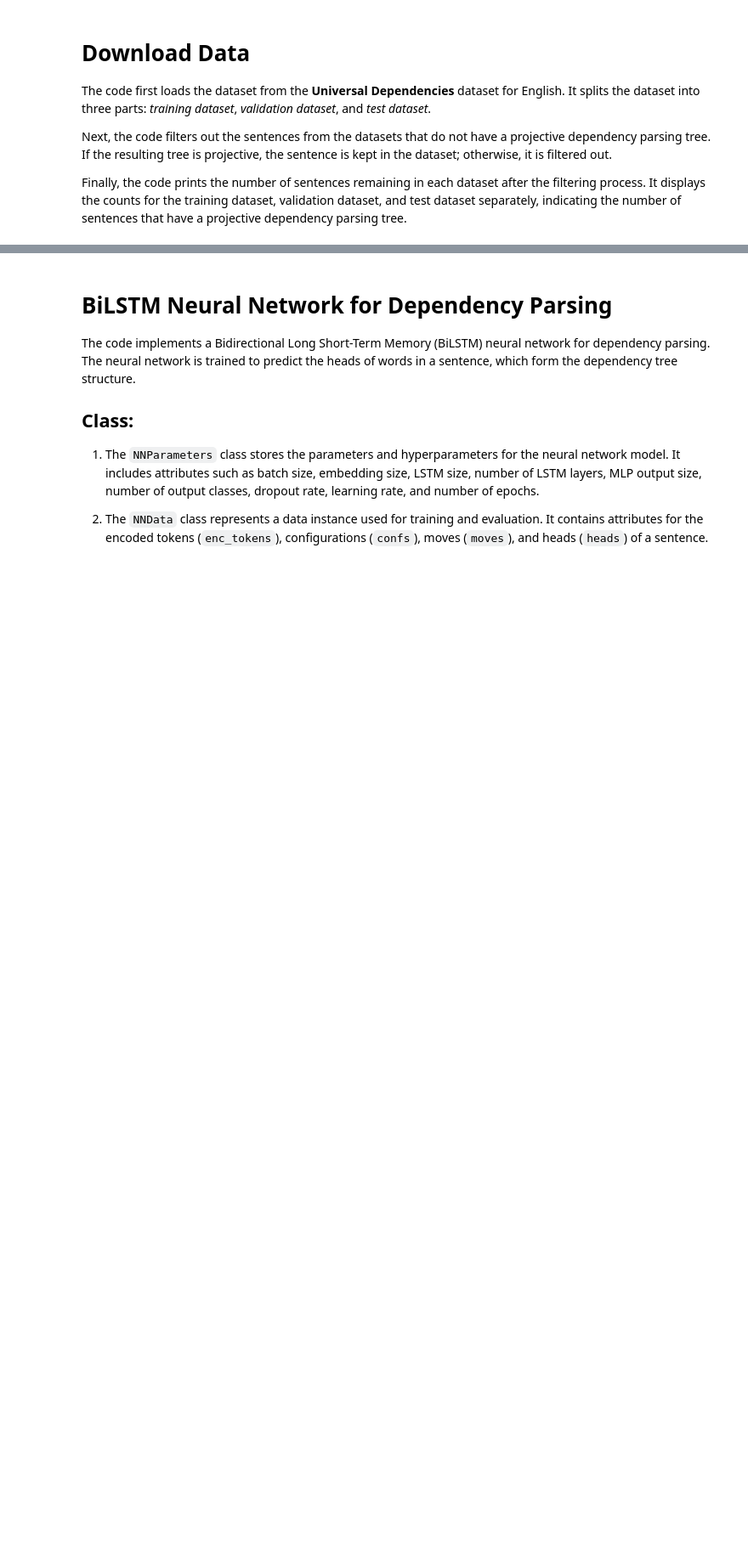
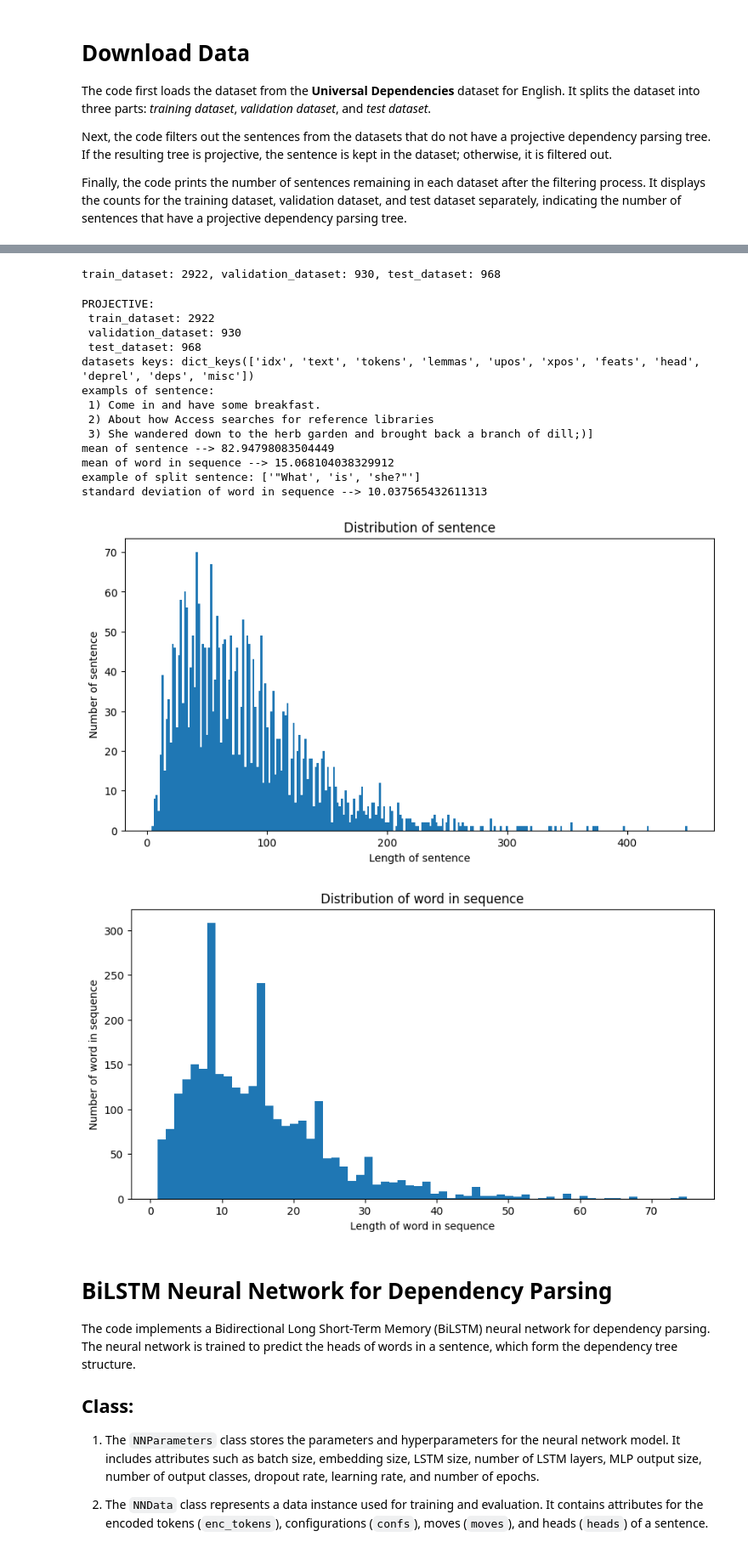
Before and after one commit to MatteoAndriolo/Neural_Dependency_Parsing, a Jupyter notebook: project/merge.ipynb, the cells around one changed output, grey strips where cells are left out. Shown at 85% size. Saved outputs shown, nothing was run; the diff lists cells and outputs as text; code cells hidden in the pictures; blank space fills up the shorter version.

```diff
--- a/project/merge.ipynb
+++ b/project/merge.ipynb
@@ -429,3 +481,72 @@ PROJECTIVE -> train_dataset: 2922, validation_dataset: 930, test_dataset: 968
+# %%
+
+print(
+    f"train_dataset: {len(train_dataset)}, validation_dataset: {len(validation_dataset)}, test_dataset: {len(test_dataset)}" # type:ignore
+)
+
+train_dataset = train_dataset.filter(lambda x: is_projective([-1] + list(map(int, x["head"]))))
+validation_dataset = validation_dataset.filter(lambda x: is_projective([-1] + list(map(int, x["head"]))))
+test_dataset = test_dataset.filter(lambda x: is_projective([-1] + list(map(int, x["head"]))))
+
+print(
+    f"PROJECTIVE: \n train_dataset: {len(train_dataset)} \n validation_dataset: {len(validation_dataset)} \n test_dataset: {len(test_dataset)}" # type:ignore
+)
+def type_of_datasets(x):
+    return x[0].keys()
+
+def mean_of_sentence(x):
+    return sum([len(s) for s in x])/len(x)
+
+def distribution_of_sentence(x):
+    list_len = [len(s) for s in x]
+    unique_count = len(np.unique(list_len))
+    plt.figure(figsize=(10,5))
+    plt.title("Distribution of sentence")
+    plt.xlabel("Length of sentence")
+    plt.ylabel("Number of sentence")
+    plt.hist(list_len, bins= unique_count)
+
+def mean_of_word_in_sequence(x):
+    return sum([len(s.split()) for s in x])/len(x)
+
+def distribution_of_word_in_sequence(x):
+    list_len = [len(s.split()) for s in x]
+    unique_count = len(np.unique(list_len))
+    plt.figure(figsize=(10,5))
+    plt.title("Distribution of word in sequence")
+    plt.xlabel("Length of word in sequence")
+    plt.ylabel("Number of word in sequence")
+    plt.hist(list_len, bins= unique_count)
+
+def distribution_standard(x):
+    return np.std([len(s.split()) for s in x])
+
+
+print(f"datasets keys: {type_of_datasets(train_dataset)}")
+print(f"exampls of sentence:\n 1) {train_dataset['text'][np.random.randint(0,len(train_dataset))]}\n 2) {train_dataset['text'][np.random.randint(0, len(train_dataset))]}\n 3) {train_dataset['text'][np.random.randint(0, len(train_dataset))]})]")
+distribution_of_sentence(train_dataset['text'])
+print(f"mean of sentence --> {mean_of_sentence(train_dataset['text'])}")
+distribution_of_word_in_sequence(train_dataset['text'])
+print(f"mean of word in sequence --> {mean_of_word_in_sequence(train_dataset['text'])}")
+print(f"example of split sentence: {train_dataset['text'][np.random.randint(0, len(train_dataset))].split()}")
+print(f"standard deviation of word in sequence --> {distribution_standard(train_dataset['text'])}")
+# %% [output]
+train_dataset: 2922, validation_dataset: 930, test_dataset: 968
+PROJECTIVE:
+ train_dataset: 2922
+ validation_dataset: 930
+ test_dataset: 968
+datasets keys: dict_keys(['idx', 'text', 'tokens', 'lemmas', 'upos', 'xpos', 'feats', 'head', 'deprel', 'deps', 'misc'])
+exampls of sentence:
+ 1) Come in and have some breakfast.
+ 2) About how Access searches for reference libraries
+ 3) She wandered down to the herb garden and brought back a branch of dill;)]
+mean of sentence --> 82.94798083504449
+mean of word in sequence --> 15.068104038329912
+example of split sentence: ['"What', 'is', 'she?"']
+standard deviation of word in sequence --> 10.037565432611313
+[figure, added]
+[figure, added]
 # %% [markdown]
 # BiLSTM Neural Network for Dependency Parsing
 
```
Also changed, not shown: parts of 14 cells of this notebook.
